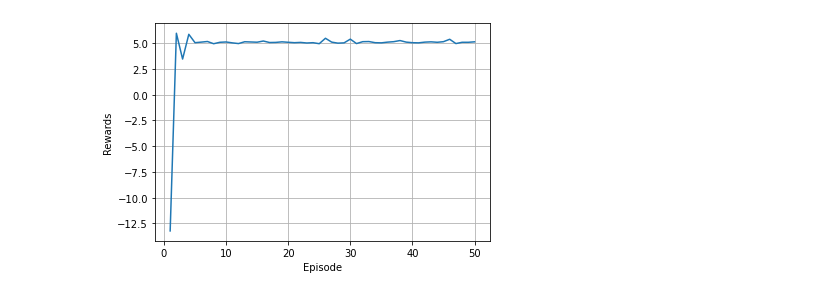
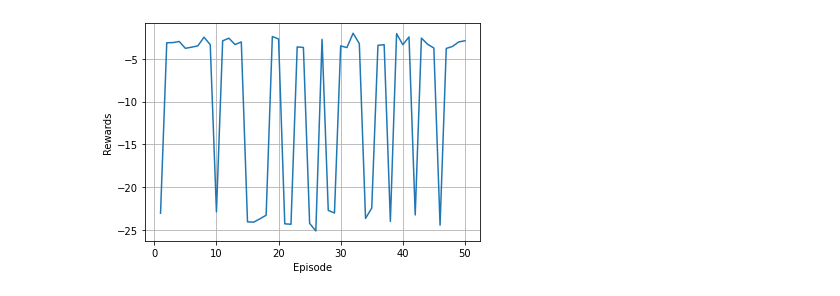
Before and after one commit to Georgemouts/Google-Research-Football-RL-DQN, a Jupyter notebook: academy/UOI-Final_4Actions.ipynb, the cells around one changed output. Drawn from its saved outputs; the diff is of its cells as text; code cells hidden in the pictures.

```diff
--- a/academy/UOI-Final_4Actions.ipynb
+++ b/academy/UOI-Final_4Actions.ipynb
@@ -64,0 +62,5 @@ import math
+# %%
+env = football_env.create_environment(env_name ='academy_empty_goal',render=False,representation='simple115v2')
+
+new_observation,reward,done,info = env.step(5)
+print(new_observation)
@@ -65,18 +71,18 @@ import math
 # %%
 class DeepQNetwork(nn.Module):
-  def __init__(self,lr,input_dims,fc1_dims,fc2_dims,fc3_dims,n_actions):
+  def __init__(self,lr,input_dims,fc1_dims,fc2_dims,n_actions):
     super(DeepQNetwork,self).__init__()
    # self.lr=lr
     self.input_dims=input_dims
     self.fc1_dims=fc1_dims
     self.fc2_dims=fc2_dims
-    self.fc3_dims=fc3_dims
+
     self.n_actions=n_actions
 
     self.fc1=nn.Linear(*self.input_dims,self.fc1_dims) #pass list of observations as input
     self.fc2=nn.Linear(self.fc1_dims,self.fc2_dims)
-    self.fc3=nn.Linear(self.fc2_dims,self.fc3_dims)
-    self.fc3=nn.Linear(self.fc3_dims,self.n_actions) #output number action
+    self.fc3=nn.Linear(self.fc2_dims,self.n_actions)
+    #self.fc4=nn.Linear(self.fc3_dims,self.n_actions) #output number action
 
     self.optimizer = optim.Adam(self.parameters(),lr=lr)
     self.loss=nn.MSELoss()
@@ -88,7 +94,7 @@ class DeepQNetwork(nn.Module):
     x=F.relu(self.fc1(state))
     x=F.relu(self.fc2(x))
     actions=self.fc3(x)
-
+    #x=F.relu(self.fc3(x))
     return actions
 # %%
 class All_prints():
@@ -233,4 +271,5 @@ class Agent():
 # %%
+#TODO: NA BGALO TON PAIKTI
 
 #if __name__ == '__main__':
 #env = football_env.create_environment(env_name ='11_vs_11_easy_stochastic',render=False,representation='simple115')  #List with the 115 states
@@ -245,7 +284,7 @@ Action_list=[4,5,6,12]
 
 #Create Objects
 
-agent = Agent(gamma=0.99,epsilon=1.0 ,batch_size = 200 ,lr=0.00015 ,input_dims= [115], n_actions = len(Action_list) )# batch = best 256
+agent = Agent(gamma=0.99,epsilon=1.0 ,batch_size = 64 ,lr=0.00115 ,input_dims= [10], n_actions = len(Action_list) )# batch = best 256
 all_prints = All_prints()
 #cus_rew =Custom_Rewards()
 
@@ -254,7 +293,7 @@ scores,ep_history =[],[]
 steps=0
 terminal =0
 episode =0
-
+shout =0
 
 
 num_of_eps = 1000
@@ -267,6 +306,7 @@ for i in range(num_of_eps) :
   done=False
   observation =env.reset()
   act =0 #first action will be to move right
+  shout=0 #mporei na kanei shout 1 fora se kathe ep
   while not done:
 
     #CUSTOMIZE ACTIONS HERE
@@ -274,70 +314,79 @@ for i in range(num_of_eps) :
 
     #print("------------")
     #print("Ball X-Y-Z Axis",observation[88],observation[89],observation[90],"||","direct",observation[91],observation[92],observation[93],"Katoxi",observation[95],observation[96])
-    #print("Player X-Axis Y-Axis",observation[2],observation[3] ,"episode",i)
+    #print("Player X-Axis Y-Axis",observation[2],observation[3] ,"episode",i) SOSTO
     #print("------------")
-
-    #na bazei goal aytomata
-    #if(observation[2]>0.6 and observation[95] == 1):
-
-
-      #print("EXO MPALA",12)
-      #new_observation,reward,done,info = env.step(12) #kanei shout Action 12
-
-      #print("ball position",observation[88], "Action taken", action)
 
 
 
-    if(act ==0 ):
+
+
+
+
+    if(act ==0 ): # proti praksi ena bima deksia
 
       # print("action 5",Action_list[action])
       new_observation,reward,done,info = env.step(5)
+
       act=1
+      #print(new_observation)
     #print("Sto Else",observation[94],observation[95],observation[96])
 
 
+    #CUSTOM ACTIONS
+    action = agent.choose_action(observation) # from 1-4 which is index to action list
 
-    action = agent.choose_action(observation)
-    while((observation[2]<0.5) and (observation[95] == 1) and (Action_list[action]==12)):
+    while((observation[0]<0.65)  and (Action_list[action]==12)): #Den kanei shout ektos periohis
       action = agent.choose_action(observation)
 
-    new_observation,reward,done,info = env.step(Action_list[action])
+      #print("Player Position:",observation[0],observation[1])
+      #print("Player Direction:",observation[2],observation[3])
+      #print("Ball Position:",observation[4],observation[5],observation[6])
+      #print("Ball Direction:",observation[7],observation[8],observation[9])
 
-    #if(reward!=1):  #each step loses -0.2
-      #reward= reward -0.2
+    if(shout==0):   #ama kanei shout na min kanei tipota meta
+      new_observation,reward,done,info = env.step(Action_list[action])
+
+      if(Action_list[action]==12):
+        #print("EKANE SHOUT")
+        shout=1
+    else:
+      #print("MPIKE STO ELSE")
+      new_observation,reward,done,info = env.step(0)
+      action=0 #Ta parakato if den pianoun to Action_list[action]=12 alla gia Action_list[action]=4
 
 
 
-    if(done ==1 and reward !=1): #if ball is out ,loses -2
+
+    #CUSTOM REWARDS
+
+    if(done ==1 and reward != 1): #if ball is out ,loses -2
+      print("Ball is out reward:",reward)
       reward = reward -10
-      print("ball is out -10","episode",i,"step=",steps)
+      print("ball is out -10","episode",i,"Ball Position",observation[4],observation[5],observation[6],"step=",steps)
     if(reward==1 and  done ==1): #if agent scores , wins +5
       print("goal","episode",i,"step=",steps)
       reward = 10
 
-
-    if((observation[2]<0.5) and (observation[95] == 1) and (Action_list[action]==12)): #an shoutarei prin th megali perioxh -2
+    if((observation[0]<0.5)  and (Action_list[action]==12)): #an shoutarei prin th megali perioxh -2
 
       reward= reward -200
       done=1
       print("shout ektos periohis","episode",i,"step=",steps)
 
-    if((observation[2]>0.5) and (observation[95] == 1) and (Action_list[action]==12)): #an shoutarei mesa ti megali periohi +0.1
+    if((observation[0]>0.6) and (Action_list[action]==12)): #an shoutarei mesa ti megali periohi +0.1
       #reward= reward +0.1
-      print("shout entos periohis","episode",i,"step=",steps)
+      print("shout entos periohis Ball Position",observation[4],observation[5],observation[6],"episode",i,"step=",steps)
 
-    reward = reward - ( math.sqrt( ((0.935 - observation[2])**2) + (0 -observation[3])**2 ) *0.1) #oso pio makria einai toso perissotero xanei
+
+    reward = reward - ( math.sqrt( ((0.935 - observation[4])**2) + (0 -observation[5])**2 ) *0.2) #oso pio makria einai toso perissotero xanei
     #print("Den exo mpala",Action_list[action])
     #print("DEN EXO MPALA",Action_list[action],action)
 
     #custom reward here
 
 
-    #if( ((observation[88]>0.99) and (observation[95]==1)) or  ((observation[89]>0.39) and (observation[95]==1)) or ((observation[89] < -0.39)and(observation[95]==1)) ):
-      #reward =-2
-      #print("bgike ektos")
-    #if((reward!=1) or (reward!=-1)):
-      #reward =cus_rew.custom_rew(observation,action,reward,new_observation)
+
     score= +reward
 
     #for prints
@@ -424 +473 @@ goal episode 50 step= 108
-[figure, old version]
+[figure, new version]
```
Also changed, not shown: parts of 6 cells of this notebook.
